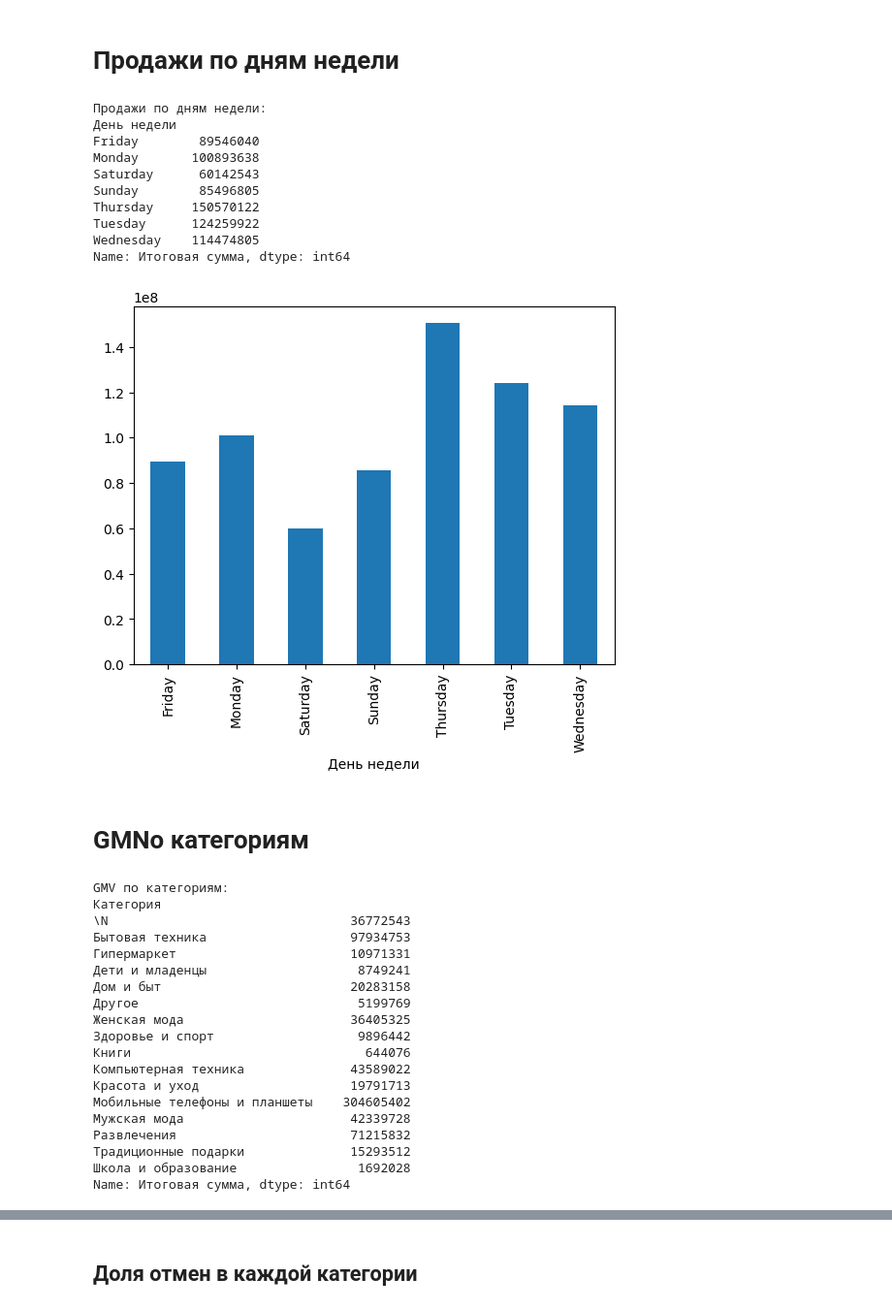
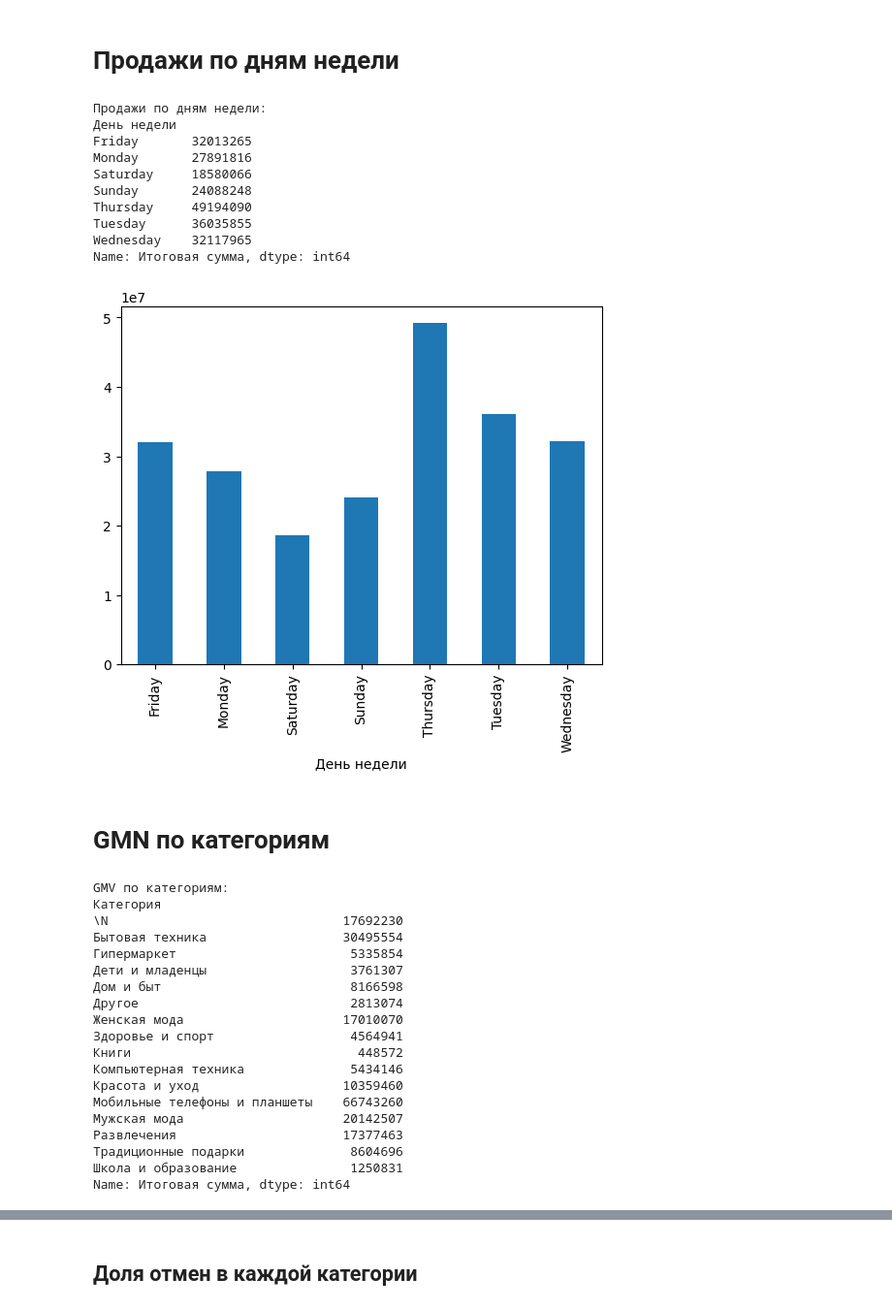
Before and after one commit to OlgaRv/Lesson_INT_AD, a Jupyter notebook: Lesson_01.ipynb, the cells around one changed output, grey strips where cells are left out. Shown at 97% size. Saved outputs shown, nothing was run; the diff lists cells and outputs as text; code cells hidden in the pictures.

```diff
--- a/Lesson_01.ipynb
+++ b/Lesson_01.ipynb
@@ -226,50 +226,50 @@ Name: Итоговая сумма, Length: 194, dtype: int64
 # %%
 # Продажи по дням недели
 df['День недели'] = df['Дата создания'].dt.day_name()
-sales_by_day = df.groupby('День недели')['Итоговая сумма'].sum()
+sales_by_day = df.query('Статус in ("завершен", "получен")').groupby('День недели')['Итоговая сумма'].sum()
 print("Продажи по дням недели:")
 print(sales_by_day)
 
 sales_by_day.plot(kind='bar')
 plt.show()
 # %% [output]
 Продажи по дням недели:
 День недели
-Friday        89546040
-Monday       100893638
-Saturday      60142543
-Sunday        85496805
-Thursday     150570122
-Tuesday      124259922
-Wednesday    114474805
+Friday       32013265
+Monday       27891816
+Saturday     18580066
+Sunday       24088248
+Thursday     49194090
+Tuesday      36035855
+Wednesday    32117965
 Name: Итоговая сумма, dtype: int64
-[figure, old version]
+[figure, new version]
 # %% [markdown]
-# GMNо категориям
+# GMN по категориям
 # %%
 # GMV по категориям
-gmv_by_category = df.groupby('Категория')['Итоговая сумма'].sum()
+gmv_by_category = df.query('Статус in ("завершен", "получен")').groupby('Категория')['Итоговая сумма'].sum()
 print("GMV по категориям:")
 print(gmv_by_category)
 # %% [output]
 GMV по категориям:
 Категория
-\N                                36772543
-Бытовая техника                   97934753
-Гипермаркет                       10971331
-Дети и младенцы                    8749241
-Дом и быт                         20283158
-Другое                             5199769
-Женская мода                      36405325
-Здоровье и спорт                   9896442
-Книги                               644076
-Компьютерная техника              43589022
-Красота и уход                    19791713
-Мобильные телефоны и планшеты    304605402
-Мужская мода                      42339728
-Развлечения                       71215832
-Традиционные подарки              15293512
-Школа и образование                1692028
+\N                               17692230
+Бытовая техника                  30495554
+Гипермаркет                       5335854
+Дети и младенцы                   3761307
+Дом и быт                         8166598
+Другое                            2813074
+Женская мода                     17010070
+Здоровье и спорт                  4564941
+Книги                              448572
+Компьютерная техника              5434146
+Красота и уход                   10359460
+Мобильные телефоны и планшеты    66743260
+Мужская мода                     20142507
+Развлечения                      17377463
+Традиционные подарки              8604696
+Школа и образование               1250831
 Name: Итоговая сумма, dtype: int64
 # %%
 # Визуализация
```
Also changed, not shown: parts of 5 cells of this notebook.
